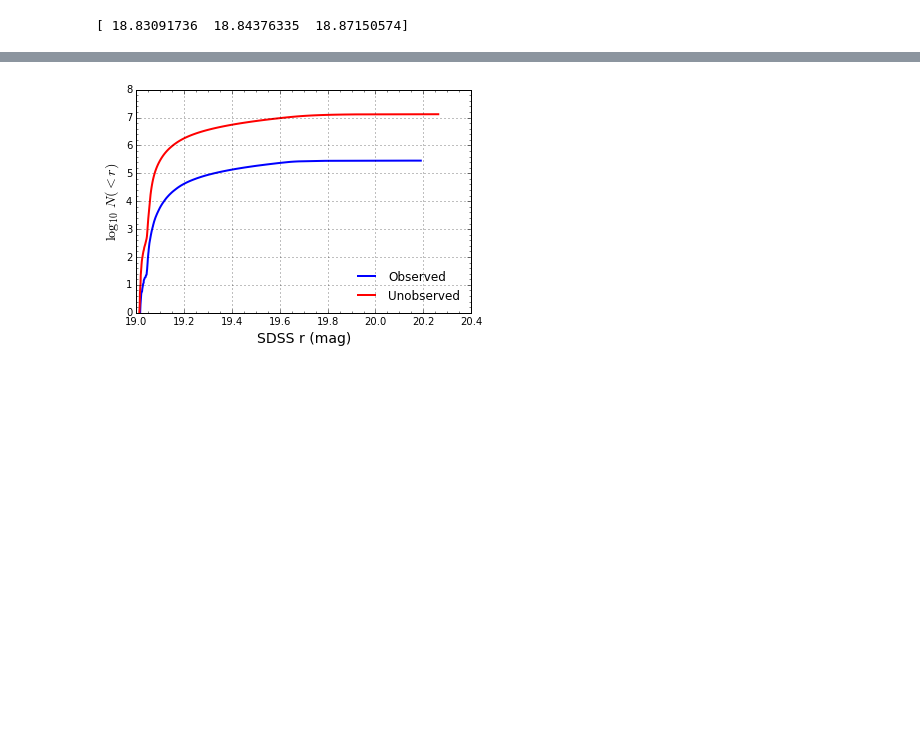
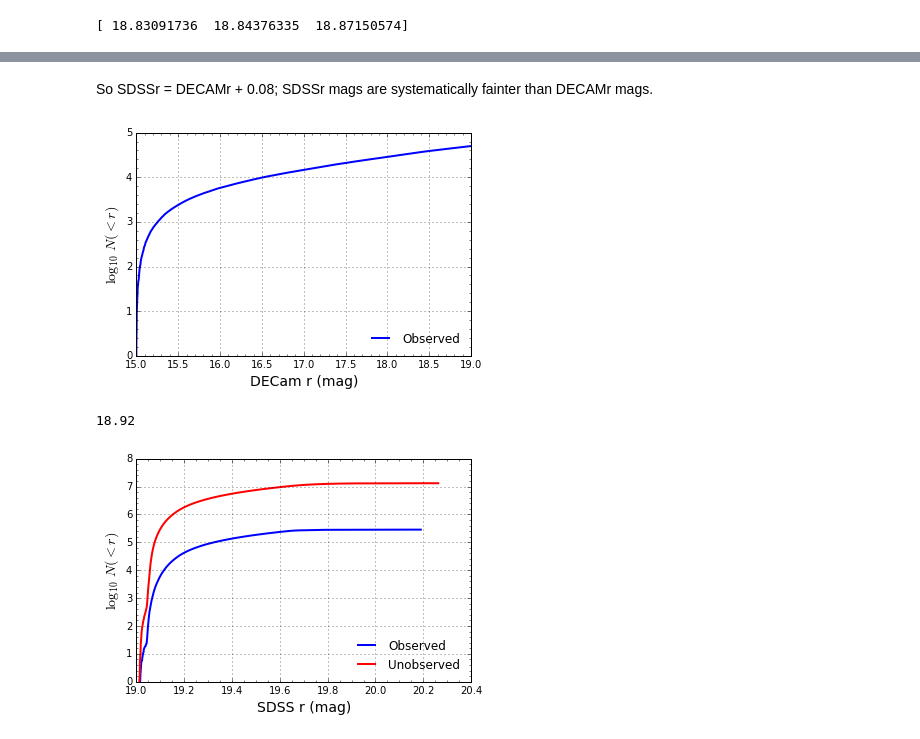
Before and after one commit to apcooper/bright_analysis_doc, a Jupyter notebook: nb/12apr2017_full.ipynb, the cells around one changed output, grey strips where cells are left out. Saved outputs shown, nothing was run; the diff lists cells and outputs as text; code cells hidden in the pictures; blank space fills up the shorter version.

```diff
--- a/nb/12apr2017_full.ipynb
+++ b/nb/12apr2017_full.ipynb
@@ -190,3 +238,23 @@ Haven't figured out yet why these magnitudes disagree...
+# %% [markdown]
+So SDSSr = DECAMr + 0.08; SDSSr mags are systematically fainter than DECAMr mags.
+# %%
+# Everything works fine if we remember our limit is now in DECam mags.
+d = decam_r
+a = np.argsort(d)
+y = np.arange(1,1+len(d))
+plot(d[a],np.log10(y),lw=2,c='b',label='Observed')
+
+pl.xlabel('DECam r (mag)',fontsize=14)
+pl.ylabel('$\log_{10}\ N(<r)$',fontsize=14)
+pl.legend(loc='lower right',frameon=False)
+pl.minorticks_on()
+pl.grid();
+# %% [output]
+[figure, added]
+# %%
+19-0.08
+# %% [output]
+18.92
 # %%
 # Observed
 d = data_obs['SDSSr_obs'][faint_obs]
```
Also changed, not shown: parts of 24 cells of this notebook.
